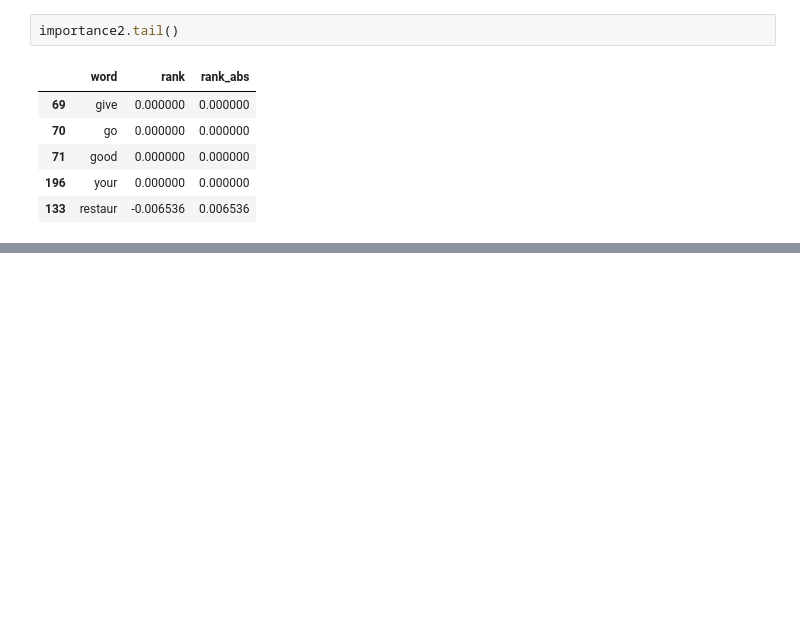
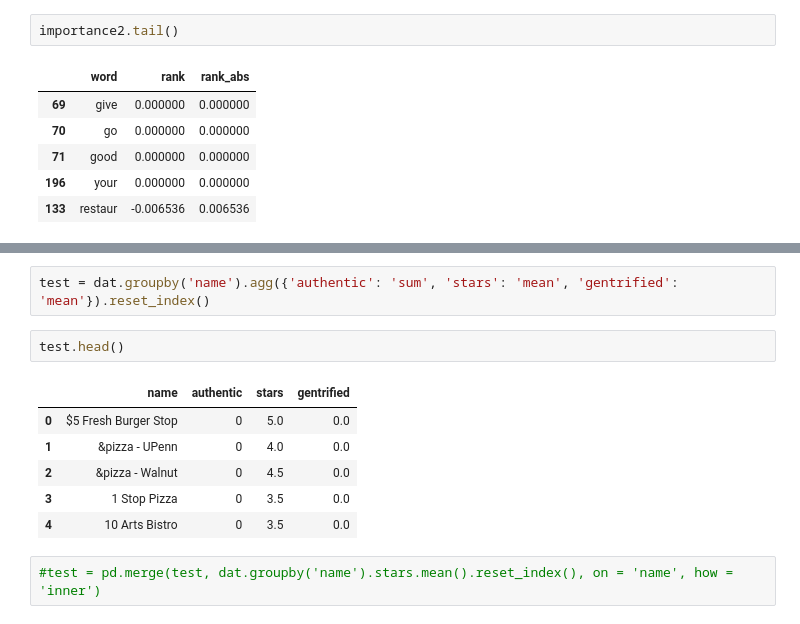
Before and after one commit to glow-27/COGS_209_proj, a Jupyter notebook: textprocessing.ipynb, the cells around one changed output, grey strips where cells are left out. Cells and saved outputs as stored; diff of their text form; blank space fills up the shorter version.

```diff
--- a/textprocessing.ipynb
+++ b/textprocessing.ipynb
@@ -202,0 +233,13 @@ importance2.tail()
+# %%
+test = dat.groupby('name').agg({'authentic': 'sum', 'stars': 'mean', 'gentrified': 'mean'}).reset_index()
+# %%
+test.head()
+# %% [output]
+|  | name | authentic | stars | gentrified |
+| 0 | $5 Fresh Burger Stop | 0 | 5.0 | 0.0 |
+| 1 | &pizza - UPenn | 0 | 4.0 | 0.0 |
+| 2 | &pizza - Walnut | 0 | 4.5 | 0.0 |
+| 3 | 1 Stop Pizza | 0 | 3.5 | 0.0 |
+| 4 | 10 Arts Bistro | 0 | 3.5 | 0.0 |
+# %%
+#test = pd.merge(test, dat.groupby('name').stars.mean().reset_index(), on = 'name', how = 'inner')
```
Also changed, not shown: parts of 8 cells of this notebook.
